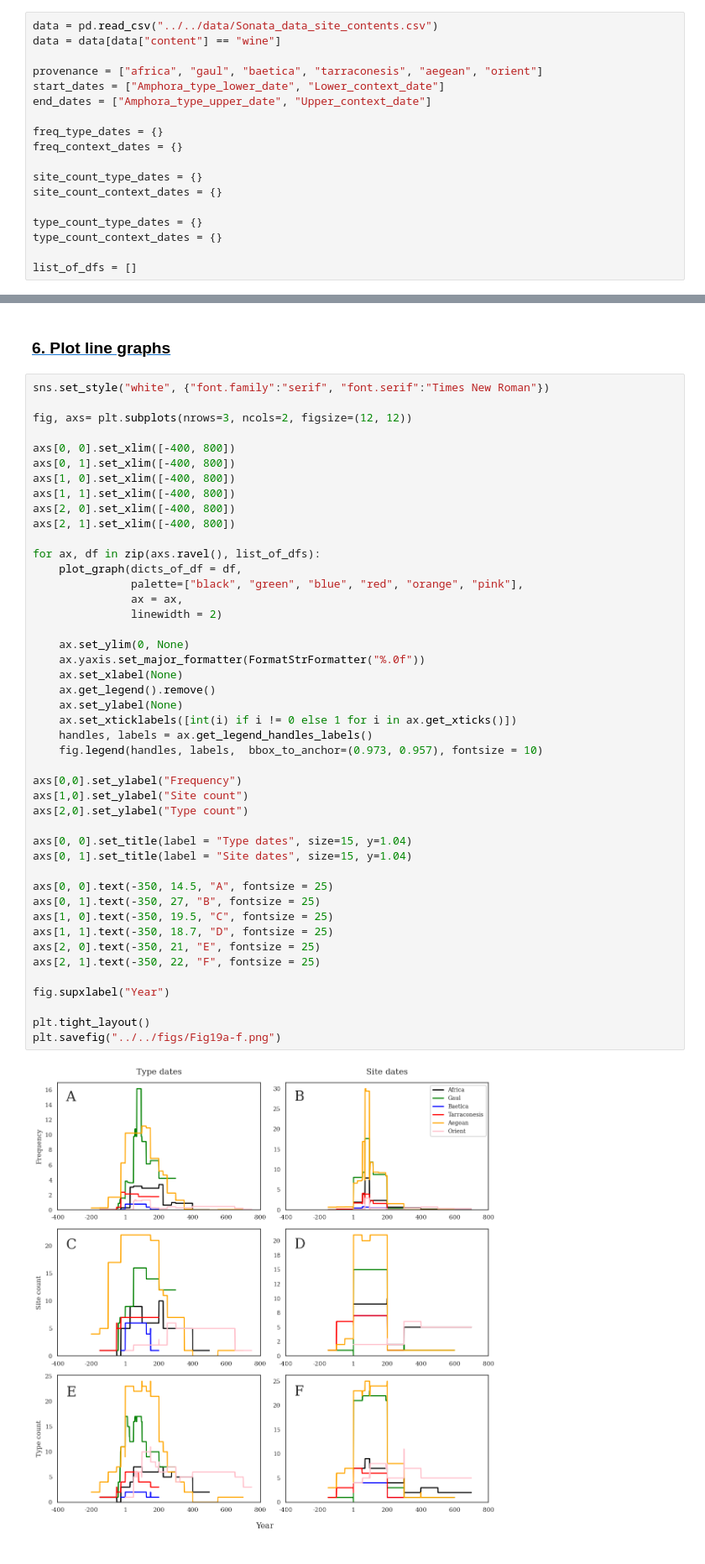
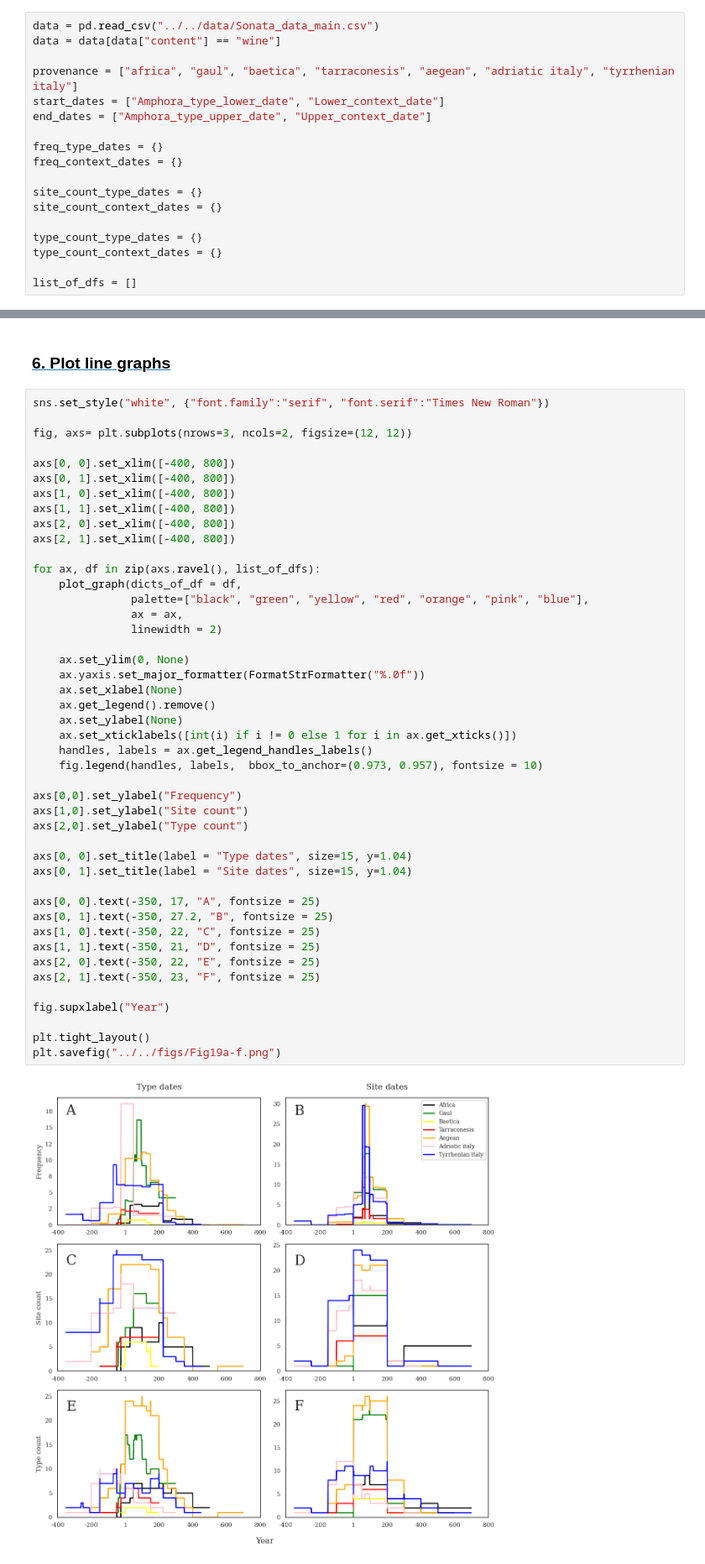
Before and after one commit to Tom-Brughmans/Sonata, a Jupyter notebook: src/application/Figs19a-f.ipynb, the cells around one changed output, grey strips where cells are left out. Shown at 84% size. Drawn from its saved outputs; the diff is of its cells as text.

Commit message:
1. provenance corrections 2. sea side added (Tyrrhenian vs Adriatic) 3. sire count removed from fig8 4. adriatic italy and tyrrhenian italy prov-s added to Q19-21 5. Q14-15

```diff
--- a/src/application/Figs19a-f.ipynb
+++ b/src/application/Figs19a-f.ipynb
@@ -23,10 +23,10 @@ from plot import plot_graph
 # %% [markdown]
 ### [<span style="color:black">2. Read in data</span>](#two)  <a id="2"></a>
 # %%
-data = pd.read_csv("../../data/Sonata_data_site_contents.csv")
+data = pd.read_csv("../../data/Sonata_data_main.csv")
 data = data[data["content"] == "wine"]
 
-provenance = ["africa", "gaul", "baetica", "tarraconesis", "aegean", "orient"]
+provenance = ["africa", "gaul", "baetica", "tarraconesis", "aegean", "adriatic italy", "tyrrhenian italy"]
 start_dates = ["Amphora_type_lower_date", "Lower_context_date"]
 end_dates = ["Amphora_type_upper_date", "Upper_context_date"]
 
@@ -128,38 +128,38 @@ axs[1, 1].set_xlim([-400, 800])
 axs[2, 0].set_xlim([-400, 800])
 axs[2, 1].set_xlim([-400, 800])
 
 for ax, df in zip(axs.ravel(), list_of_dfs):
     plot_graph(dicts_of_df = df,
-               palette=["black", "green", "blue", "red", "orange", "pink"],
+               palette=["black", "green", "yellow", "red", "orange", "pink", "blue"],
                ax = ax,
                linewidth = 2)
 
     ax.set_ylim(0, None)
     ax.yaxis.set_major_formatter(FormatStrFormatter("%.0f"))
     ax.set_xlabel(None)
     ax.get_legend().remove()
     ax.set_ylabel(None)
     ax.set_xticklabels([int(i) if i != 0 else 1 for i in ax.get_xticks()])
     handles, labels = ax.get_legend_handles_labels()
     fig.legend(handles, labels,  bbox_to_anchor=(0.973, 0.957), fontsize = 10)
 
 axs[0,0].set_ylabel("Frequency")
 axs[1,0].set_ylabel("Site count")
 axs[2,0].set_ylabel("Type count")
 
 axs[0, 0].set_title(label = "Type dates", size=15, y=1.04)
 axs[0, 1].set_title(label = "Site dates", size=15, y=1.04)
 
-axs[0, 0].text(-350, 14.5, "A", fontsize = 25)
-axs[0, 1].text(-350, 27, "B", fontsize = 25)
-axs[1, 0].text(-350, 19.5, "C", fontsize = 25)
-axs[1, 1].text(-350, 18.7, "D", fontsize = 25)
-axs[2, 0].text(-350, 21, "E", fontsize = 25)
-axs[2, 1].text(-350, 22, "F", fontsize = 25)
+axs[0, 0].text(-350, 17, "A", fontsize = 25)
+axs[0, 1].text(-350, 27.2, "B", fontsize = 25)
+axs[1, 0].text(-350, 22, "C", fontsize = 25)
+axs[1, 1].text(-350, 21, "D", fontsize = 25)
+axs[2, 0].text(-350, 22, "E", fontsize = 25)
+axs[2, 1].text(-350, 23, "F", fontsize = 25)
 
 fig.supxlabel("Year")
 
 plt.tight_layout()
 plt.savefig("../../figs/Fig19a-f.png")
 # %% [output]
-[figure, old version]
+[figure, new version]
```
Also changed, not shown: 32 other files.
